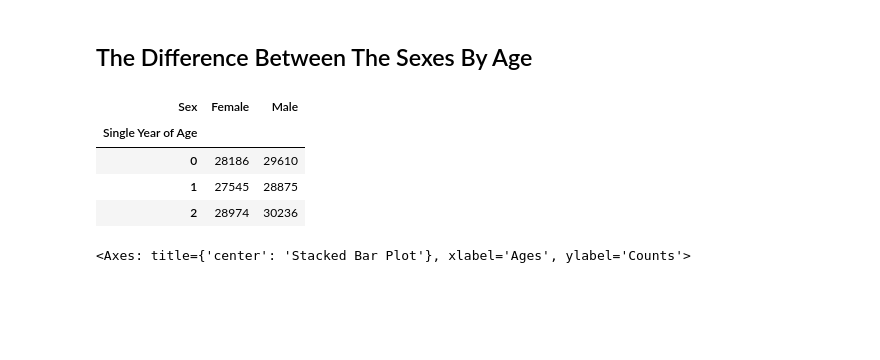
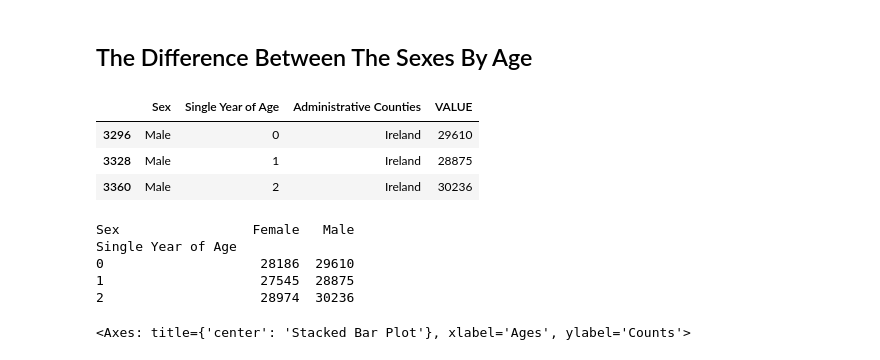
Before and after one commit to Oksyyy/programming-for-data-analytics, a Jupyter notebook: assignments/assignment05-population.ipynb, the cells around one changed output. Cells and saved outputs as stored; diff of their text form; code cells hidden in the pictures; blank space fills up the shorter version.

```diff
--- a/assignments/assignment05-population.ipynb
+++ b/assignments/assignment05-population.ipynb
@@ -120,13 +123,23 @@ dtype: float64
 # %% [markdown]
 ## The Difference Between The Sexes By Age
 # %%
-df_analysis.head(3)
+df.head(3)
 # %% [output]
-| Sex | Female | Male |
-| Single Year of Age |  |  |
-| 0 | 28186 | 29610 |
-| 1 | 27545 | 28875 |
-| 2 | 28974 | 30236 |
+|  | Sex | Single Year of Age | Administrative Counties | VALUE |
+| 3296 | Male | 0 | Ireland | 29610 |
+| 3328 | Male | 1 | Ireland | 28875 |
+| 3360 | Male | 2 | Ireland | 30236 |
+# %%
+df_analysis = pd.pivot_table(df, values = 'VALUE', index='Single Year of Age', columns = 'Sex')
+print (df_analysis.head(3))
+
+# df_analysis.to_csv("population_for_analysis.csv")
+# %% [output]
+Sex                 Female   Male
+Single Year of Age
+0                    28186  29610
+1                    27545  28875
+2                    28974  30236
 # %%
 import matplotlib.pyplot as plt
 # %%
```
Also changed, not shown: parts of 4 cells of this notebook.
